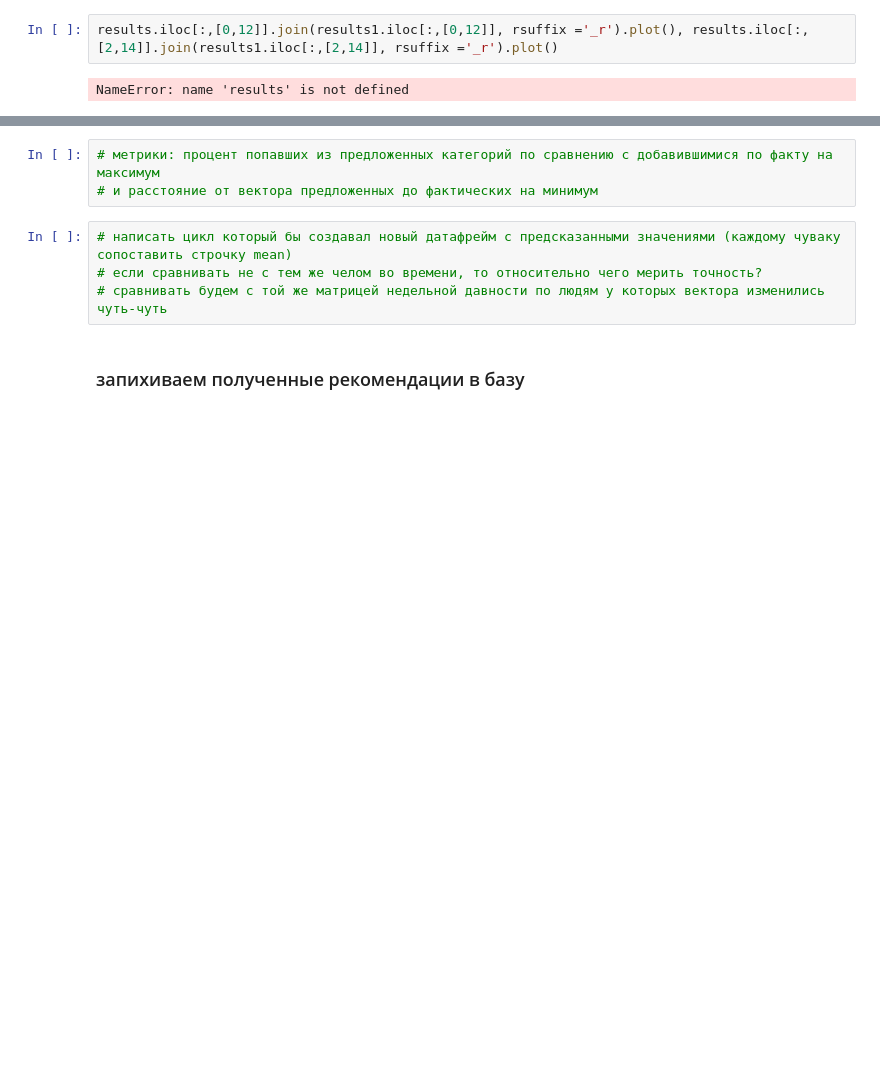
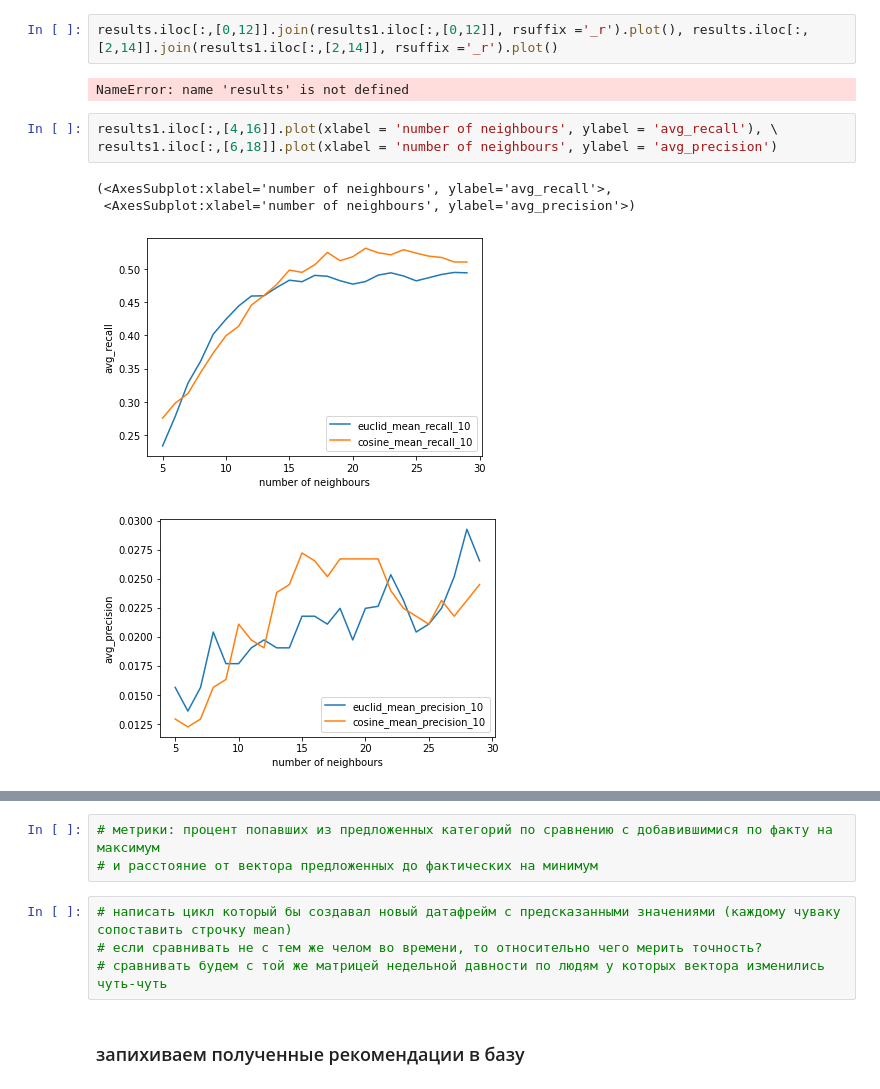
Before and after one commit to salamoslam/recommendations, a Jupyter notebook: notebooks/collaborative_filtration.ipynb, the cells around one changed output, grey strips where cells are left out. Saved outputs shown, nothing was run; the diff lists cells and outputs as text; blank space fills up the shorter version.

```diff
--- a/notebooks/collaborative_filtration.ipynb
+++ b/notebooks/collaborative_filtration.ipynb
@@ -415,4 +471,12 @@ array([<AxesSubplot:>, <AxesSubplot:>, <AxesSubplot:>, <AxesSubplot:>,
 results.iloc[:,[0,12]].join(results1.iloc[:,[0,12]], rsuffix ='_r').plot(), results.iloc[:,[2,14]].join(results1.iloc[:,[2,14]], rsuffix ='_r').plot()
 # %% [output]
 NameError: name 'results' is not defined
+# %%
+results1.iloc[:,[4,16]].plot(xlabel = 'number of neighbours', ylabel = 'avg_recall'), \
+results1.iloc[:,[6,18]].plot(xlabel = 'number of neighbours', ylabel = 'avg_precision')
+# %% [output]
+(<AxesSubplot:xlabel='number of neighbours', ylabel='avg_recall'>,
+ <AxesSubplot:xlabel='number of neighbours', ylabel='avg_precision'>)
+[figure, added]
+[figure, added]
 # %%
```
Also changed, not shown: parts of 25 cells of this notebook, 5 other files.
